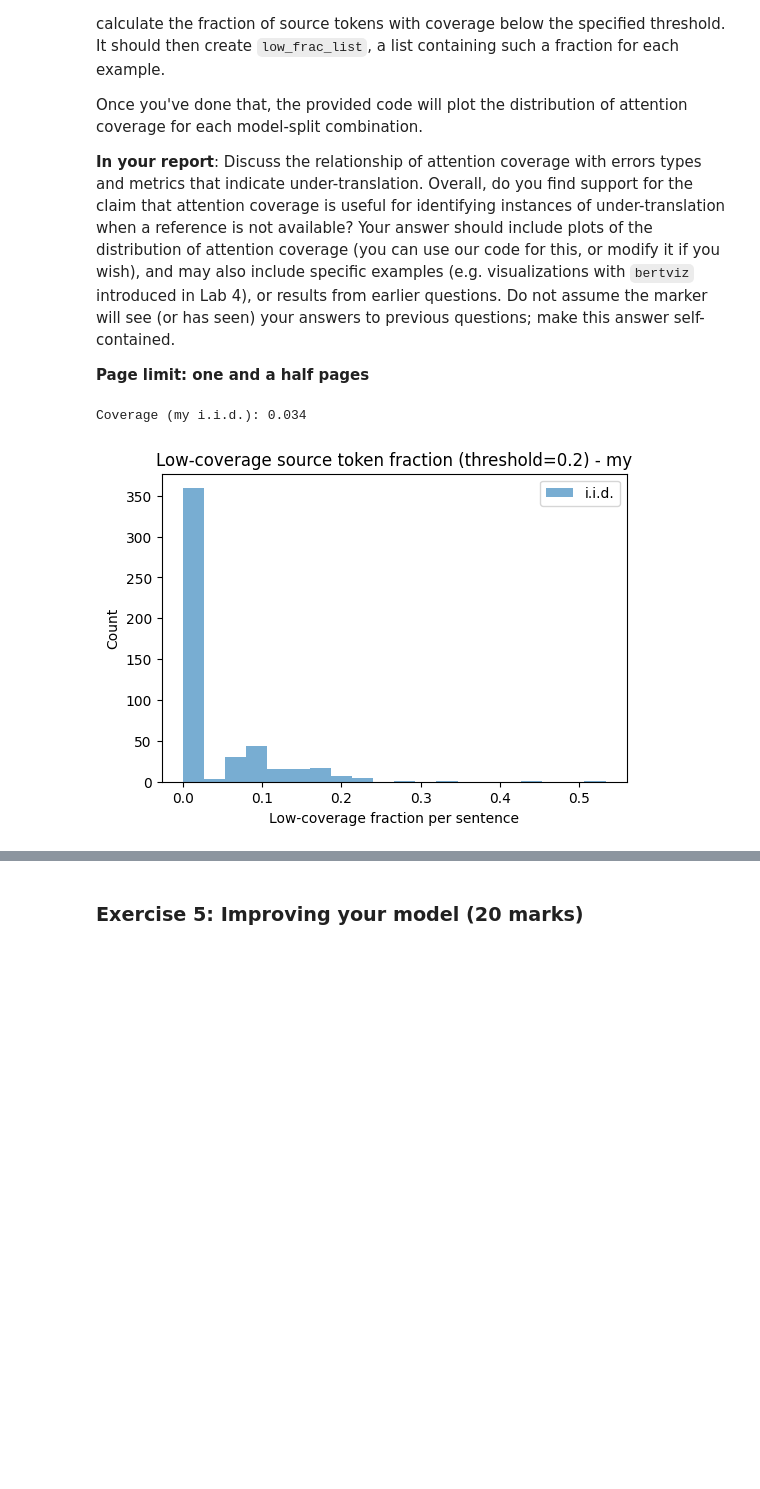
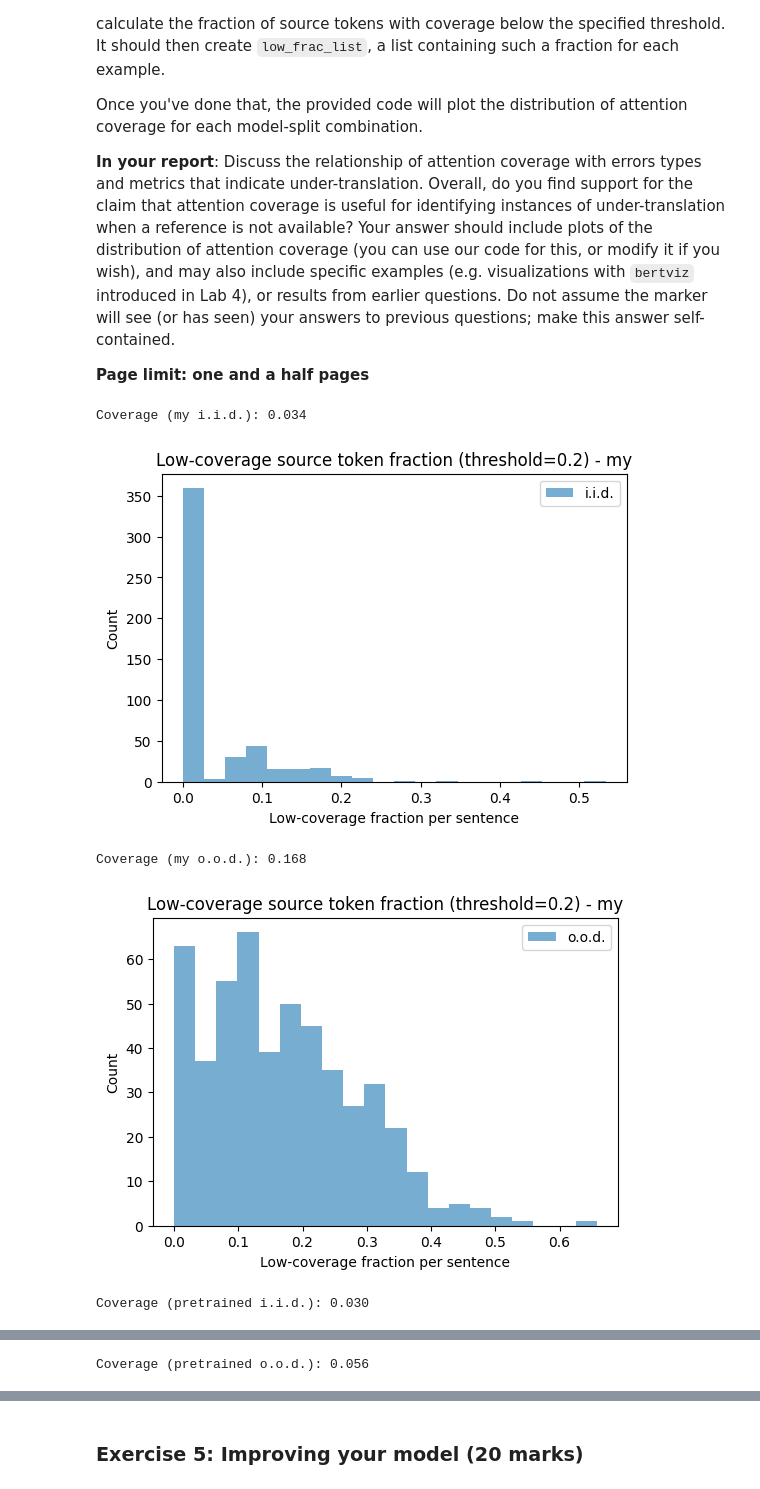
Before and after one commit to erickoch3/anlp-group-project, a Jupyter notebook: jamie_anlp_assignment_notebook.ipynb, the cells around one changed output, grey strips where cells are left out. Saved outputs shown, nothing was run; the diff lists cells and outputs as text; code cells hidden in the pictures; blank space fills up the shorter version.

```diff
--- a/koch_anlp_assignment_notebook.ipynb
+++ b/jamie_anlp_assignment_notebook.ipynb
@@ -408,52 +408,100 @@ import matplotlib.pyplot as plt
 
 device = torch.device("cuda" if torch.cuda.is_available() else "mps")
 
+# @torch.no_grad()
+# def attention_coverage_stats(model, tokenizer, sources, targets, threshold=0.2, batch_size=BATCH_SIZE):
+#     low_frac_list = []
+#     # iterate over each source sentence and prediction (example)
+#     for source, target in tqdm(zip(sources, targets)):
+#         # extract the cross-attention weights from last layer of decoder
+#         inputs = tokenizer(source, return_tensors="pt").to(device)
+#         outputs = model.generate(
+#           **inputs,
+#           output_attentions=True,
+#           return_dict_in_generate=True,
+#           num_beams=1,
+#         )
+#         cross_attns = outputs.cross_attentions
+#         last_layer_attns = []
+#         for token_pos in range(len(cross_attns)):
+#             last_layer_attns.append(cross_attns[token_pos][-1])
+
+#         last_layer_attns_tensor = torch.cat(last_layer_attns, dim=2)
+#         attn_coverage = last_layer_attns_tensor.amax(dim=(1,2))
+#         below = (attn_coverage < threshold)[0]
+#         low_frac = sum(below) / last_layer_attns_tensor.shape[-1]
+#         low_frac_list.append(low_frac.to("cpu"))
+
+#     return np.array(low_frac_list)
+
 @torch.no_grad()
 def attention_coverage_stats(model, tokenizer, sources, targets, threshold=0.2, batch_size=BATCH_SIZE):
     low_frac_list = []
+
     # iterate over each source sentence and prediction (example)
     for source, target in tqdm(zip(sources, targets)):
-        # extract the cross-attention weights from last layer of decoder
-        inputs = tokenizer(source, return_tensors="pt").to(device)
-        outputs = model.generate(
+      # extract the cross-attention weights from last layer of decoder
+      inputs = tokenizer(source, return_tensors="pt").to(device)
+      outputs = model.generate(
           **inputs,
           output_attentions=True,
           return_dict_in_generate=True,
           num_beams=1,
-        )
-        cross_attns = outputs.cross_attentions
-        last_layer_attns = []
-        for token_pos in range(len(cross_attns)):
-            last_layer_attns.append(cross_attns[token_pos][-1])
+      )
 
-        last_layer_attns_tensor = torch.cat(last_layer_attns, dim=2)
-        attn_coverage = last_layer_attns_tensor.amax(dim=(1,2))
-        below = (attn_coverage < threshold)[0]
-        low_frac = sum(below) / last_layer_attns_tensor.shape[-1]
-        low_frac_list.append(low_frac.to("cpu"))
+      # tuple of tuples of torch.FloatTensors, 1 for each layer:
+      # (batch_size, num_heads, sequence_length, sequence_length)
+
+      # stack over each time step
+      cross_attn_all = torch.cat(
+        [step_attns[-1] for step_attns in outputs.cross_attentions],
+        dim=2,
+      )
+
+      # print(cross_attn_all.shape)
+      batch_size, num_heads, target_len, source_len = cross_attn_all.shape
+
+      max_over_targets = cross_attn_all.max(dim=2)
+      max_over_heads = max_over_targets.values.max(dim=1)
+      # print(max_over_heads)
+      # print(max_over_heads.values.shape)
+      # excluding padded tokens, calculate fraction of source tokens
+      # with coverage below threshold (mask is always 1's)
+      below = max_over_heads.values < threshold
+
+      low_frac = below.sum() / source_len
+      low_frac_list.append(low_frac.item())
+      # print(low_frac.item())
+      # print(f"Low frac: {low_frac}")
+      # if count > 10:
+      #   return
+      # count +=1
 
     return np.array(low_frac_list)
 
 models = {"my": "my-de-en-nmt", "pretrained": "Helsinki-NLP/opus-mt-de-en"}
 datasets = {"i.i.d.": valid_data, "o.o.d.": gen_data}
 metrics = {"bleu": bleu_func, "chrf": chrf_func, "lenr": lenr_func, "repr": repr_func}
 
 for model_name, model_path in models.items():
     model = AutoModelForSeq2SeqLM.from_pretrained(model_path, attn_implementation='eager').to(device)
     for split, _ in datasets.items():
         sources = [example['input'] for example in all_results[f"{model_name} {split}"]]
         predictions = [example['prediction'] for example in all_results[f"{model_name} {split}"]]
         low_frac = attention_coverage_stats(model, tokenizer, sources, predictions, threshold=0.2)
 
         print(f"Coverage ({model_name} {split}): {low_frac.mean():.3f}")
 
         plt.figure(figsize=(6,4))
         plt.hist(low_frac, bins=20, alpha=0.6, label=split)
         plt.title(f"Low-coverage source token fraction (threshold=0.2) - {model_name}")
         plt.xlabel("Low-coverage fraction per sentence")
         plt.ylabel("Count")
         plt.legend()
         plt.show()
 # %% [output]
 Coverage (my i.i.d.): 0.034
 [figure]
+Coverage (my o.o.d.): 0.168
+[figure, added]
+Coverage (pretrained i.i.d.): 0.030
@@ -459,0 +509 @@ Coverage (my i.i.d.): 0.034
+Coverage (pretrained o.o.d.): 0.056
```
Also changed, not shown: parts of 1 cell of this notebook.
